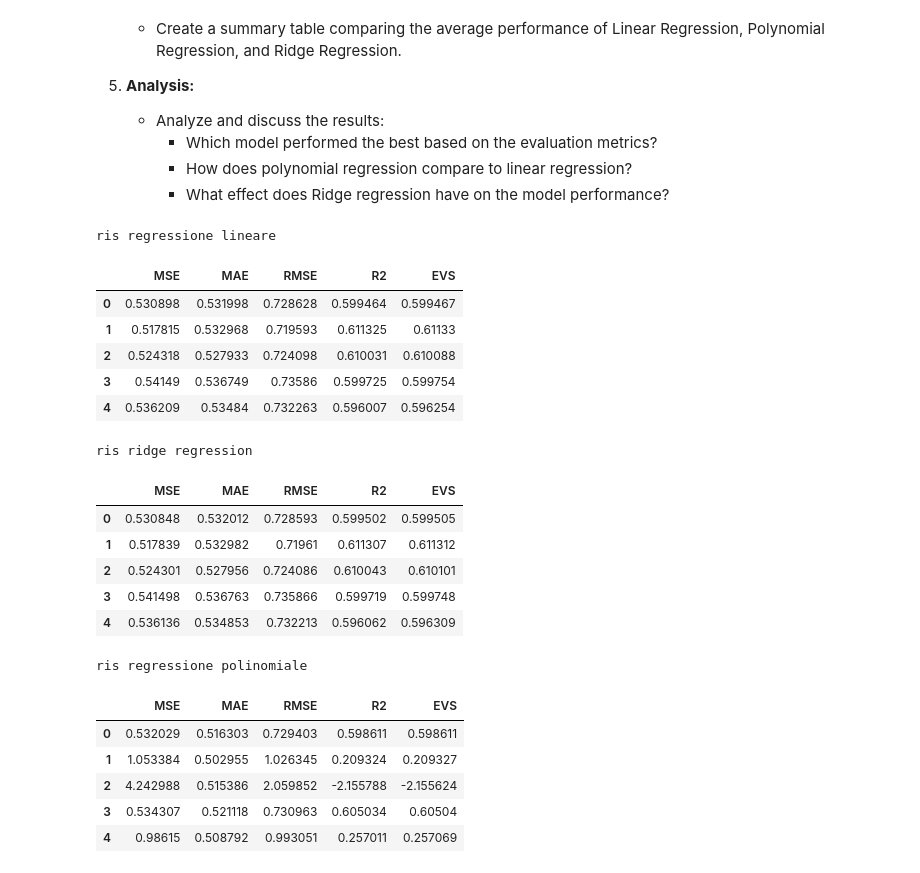
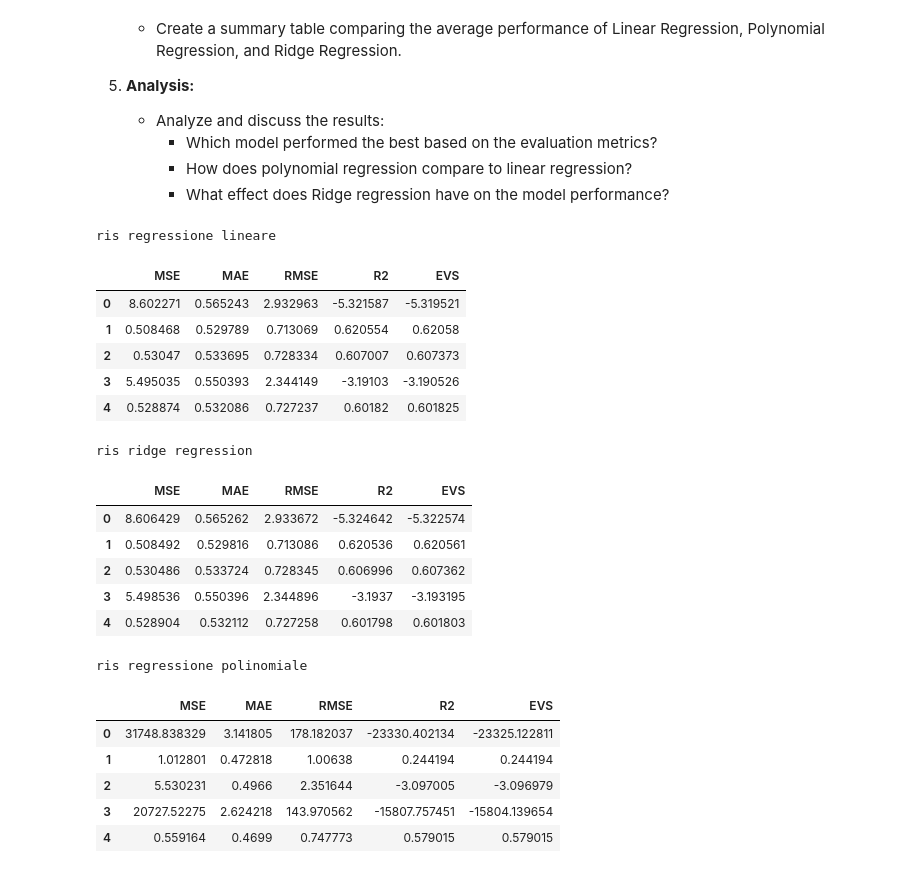
Before and after one commit to Andrew-brgl/ML, a Jupyter notebook: UNIVR_ML_Lab02_regression.ipynb, the cells around one changed output. Saved outputs shown, nothing was run; the diff lists cells and outputs as text; code cells hidden in the pictures.

Commit message:
aggiunto il test set all'esercizio 2

```diff
--- a/UNIVR_ML_Lab02_regression.ipynb
+++ b/UNIVR_ML_Lab02_regression.ipynb
@@ -254,9 +263,13 @@ from sklearn.metrics import mean_squared_error as mse_func
 
 housing_dataset = datasets.fetch_california_housing()
 # %%
-#2) spitto il dataset in train 50% e test 50%
+#2) spitto il dataset in 20% test e sul resto lo divido in 50/50 come da consegna
 X = housing_dataset.data
 y = housing_dataset.target
+
+X_train, X_test, y_train, y_test = train_test_split(X, y, test_size=0.2, random_state=42)
+X_train1 = X_train
+y_train1 = y_train
 
 #3) provo reg lineare, ridge e polinomial
 colonne = ["MSE", "MAE", "RMSE", "R2", "EVS"]
@@ -269,60 +282,60 @@ def inserici_test(df,indice, pred_val, y_test):
     df.loc[indice, "MAE"] = mean_absolute_error(y_test, pred_val)
     df.loc[indice, "RMSE"] = root_mean_squared_error(y_test, pred_val)
     df.loc[indice, "R2"] = r2_score(y_test, pred_val)
     df.loc[indice, "EVS"] = explained_variance_score(y_test, pred_val)
 
 for i in range(5):
-    X_train, X_test, y_train, y_test = train_test_split(X, y, test_size=0.5, random_state=42+i)
+    X_train, X_val, y_train, y_val = train_test_split(X_train1, y_train1, test_size=0.5, random_state=42+i)
     # linear regression
     linear_model = LinearRegression()
     linear_model.fit(X_train, y_train)
-    pred_val = linear_model.predict(X_test)
-    inserici_test(linear_res,i, pred_val, y_test)
+    pred_val = linear_model.predict(X_val)
+    inserici_test(linear_res,i, pred_val, y_val)
 
 
     # ridge regression
     ridge_model = Ridge(alpha=1.0)
     ridge_model.fit(X_train, y_train)
-    pred_val = ridge_model.predict(X_test)
-    inserici_test(ridge_res,i, pred_val, y_test)
+    pred_val = ridge_model.predict(X_val)
+    inserici_test(ridge_res,i, pred_val, y_val)
 
     #polimial
     poly = PolynomialFeatures(degree = 2, include_bias=False)
     X_train_poly = poly.fit_transform(X_train)
     model = LinearRegression()
     model.fit(X_train_poly, y_train)
-    X_test_poly = poly.transform(X_test)
-    pred_val = model.predict(X_test_poly)
-    inserici_test(poli_res,i, pred_val, y_test)
+    X_val_poly = poly.transform(X_val)
+    pred_val = model.predict(X_val_poly)
+    inserici_test(poli_res,i, pred_val, y_val)
 
 print("\nris regressione lineare")
 display(linear_res.head(5))
 print("\nris ridge regression")
 display(ridge_res.head(5))
 print("\nris regressione polinomiale")
 display(poli_res.head(5))
 # %% [output]
 ris regressione lineare
 |  | MSE | MAE | RMSE | R2 | EVS |
-| 0 | 0.530898 | 0.531998 | 0.728628 | 0.599464 | 0.599467 |
-| 1 | 0.517815 | 0.532968 | 0.719593 | 0.611325 | 0.61133 |
-| 2 | 0.524318 | 0.527933 | 0.724098 | 0.610031 | 0.610088 |
-| 3 | 0.54149 | 0.536749 | 0.73586 | 0.599725 | 0.599754 |
-| 4 | 0.536209 | 0.53484 | 0.732263 | 0.596007 | 0.596254 |
+| 0 | 8.602271 | 0.565243 | 2.932963 | -5.321587 | -5.319521 |
+| 1 | 0.508468 | 0.529789 | 0.713069 | 0.620554 | 0.62058 |
+| 2 | 0.53047 | 0.533695 | 0.728334 | 0.607007 | 0.607373 |
+| 3 | 5.495035 | 0.550393 | 2.344149 | -3.19103 | -3.190526 |
+| 4 | 0.528874 | 0.532086 | 0.727237 | 0.60182 | 0.601825 |
 ris ridge regression
 |  | MSE | MAE | RMSE | R2 | EVS |
-| 0 | 0.530848 | 0.532012 | 0.728593 | 0.599502 | 0.599505 |
-| 1 | 0.517839 | 0.532982 | 0.71961 | 0.611307 | 0.611312 |
-| 2 | 0.524301 | 0.527956 | 0.724086 | 0.610043 | 0.610101 |
-| 3 | 0.541498 | 0.536763 | 0.735866 | 0.599719 | 0.599748 |
-| 4 | 0.536136 | 0.534853 | 0.732213 | 0.596062 | 0.596309 |
+| 0 | 8.606429 | 0.565262 | 2.933672 | -5.324642 | -5.322574 |
+| 1 | 0.508492 | 0.529816 | 0.713086 | 0.620536 | 0.620561 |
+| 2 | 0.530486 | 0.533724 | 0.728345 | 0.606996 | 0.607362 |
+| 3 | 5.498536 | 0.550396 | 2.344896 | -3.1937 | -3.193195 |
+| 4 | 0.528904 | 0.532112 | 0.727258 | 0.601798 | 0.601803 |
 ris regressione polinomiale
 |  | MSE | MAE | RMSE | R2 | EVS |
-| 0 | 0.532029 | 0.516303 | 0.729403 | 0.598611 | 0.598611 |
-| 1 | 1.053384 | 0.502955 | 1.026345 | 0.209324 | 0.209327 |
-| 2 | 4.242988 | 0.515386 | 2.059852 | -2.155788 | -2.155624 |
-| 3 | 0.534307 | 0.521118 | 0.730963 | 0.605034 | 0.60504 |
-| 4 | 0.98615 | 0.508792 | 0.993051 | 0.257011 | 0.257069 |
+| 0 | 31748.838329 | 3.141805 | 178.182037 | -23330.402134 | -23325.122811 |
+| 1 | 1.012801 | 0.472818 | 1.00638 | 0.244194 | 0.244194 |
+| 2 | 5.530231 | 0.4966 | 2.351644 | -3.097005 | -3.096979 |
+| 3 | 20727.52275 | 2.624218 | 143.970562 | -15807.757451 | -15804.139654 |
+| 4 | 0.559164 | 0.4699 | 0.747773 | 0.579015 | 0.579015 |
 # %%
 final_res = pd.DataFrame({
     "linear" : linear_res.mean(),
```
Also changed, not shown: parts of 3 cells of this notebook.
